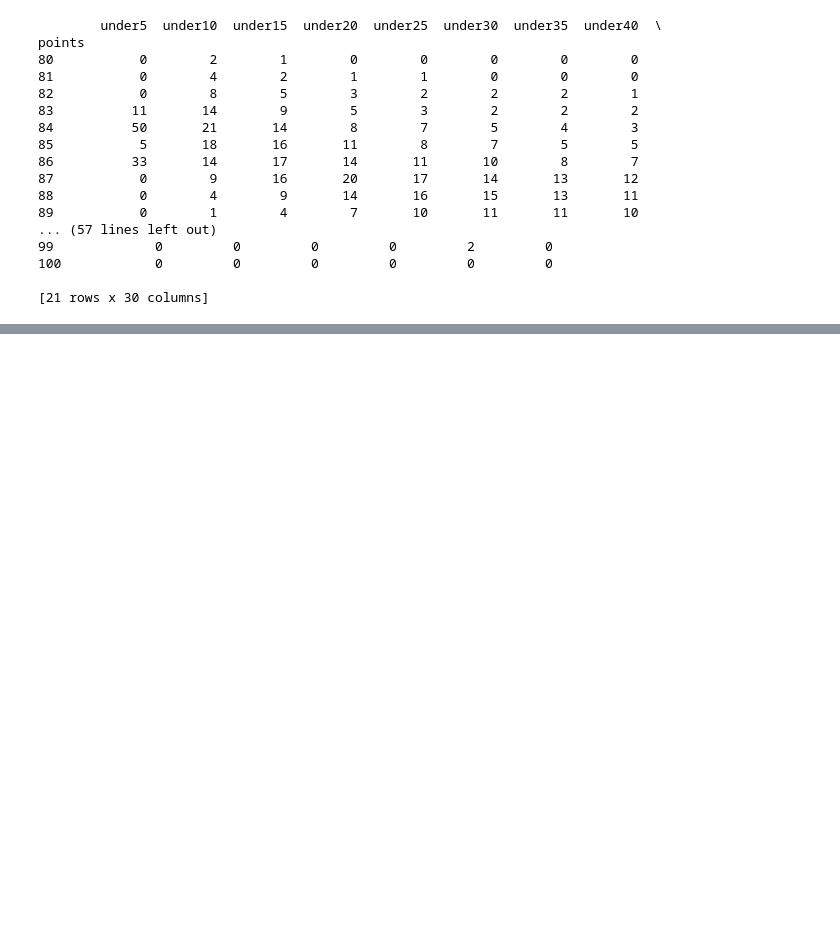
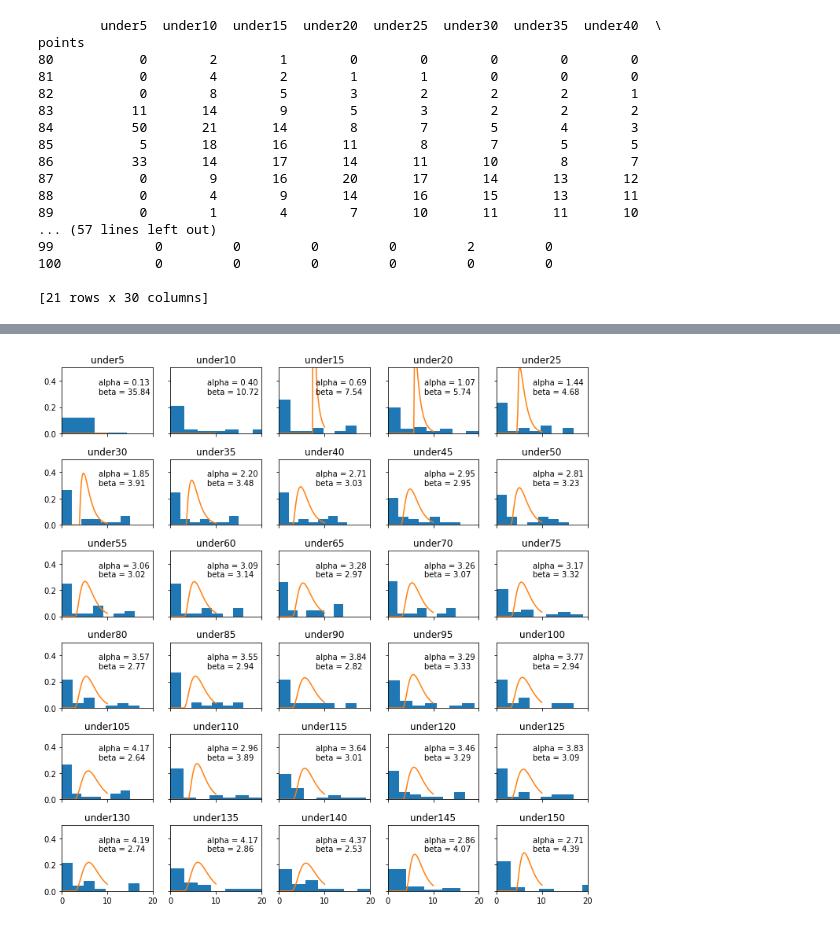
Before and after one commit to JasmnC/DS_MethodOfMovements, a Jupyter notebook: MoM.ipynb, the cells around one changed output, grey strips where cells are left out. Drawn from its saved outputs; the diff is of its cells as text; code cells hidden in the pictures; blank space fills up the shorter version.

```diff
--- a/MoM.ipynb
+++ b/MoM.ipynb
@@ -247,0 +69,5 @@ plt.show()
+# %%
+setsize="""
+axs[0, 0].set_xlim(0, 20)
+axs[0, 0].set_ylim(0, 0.5)
+"""
@@ -247,0 +97,22 @@ plt.show()
+# %%
+underX_values = [i for i in range(5,Q99+5,5)]
+fig, axs = plt.subplots(6, 5, figsize=(10, 10), sharex=True, sharey=True)
+
+
+for i, underX in enumerate(underX_values):
+
+    row_idx = i // 5
+    col_idx = i % 5
+
+    axs[row_idx, col_idx].hist(result[f'under{underX}'], density=True, bins=7)
+    axs[row_idx, col_idx].plot(np.linspace(0, 10), gamma.pdf(np.linspace(0, 10), alpha_mom[i], beta_mom[i]))
+    if row_idx==0 and col_idx==0: exec(setsize)
+
+    label = 'alpha = {0:.2f}\nbeta = {1:.2f}'.format(alpha_mom[i], beta_mom[i])
+    axs[row_idx, col_idx].annotate(label, xy=(8, 0.3))
+    axs[row_idx, col_idx].set_title(f'under{underX}')
+
+plt.tight_layout()
+plt.show()
+# %% [output]
+[figure, added]
```
Also changed, not shown: parts of 12 cells of this notebook.
